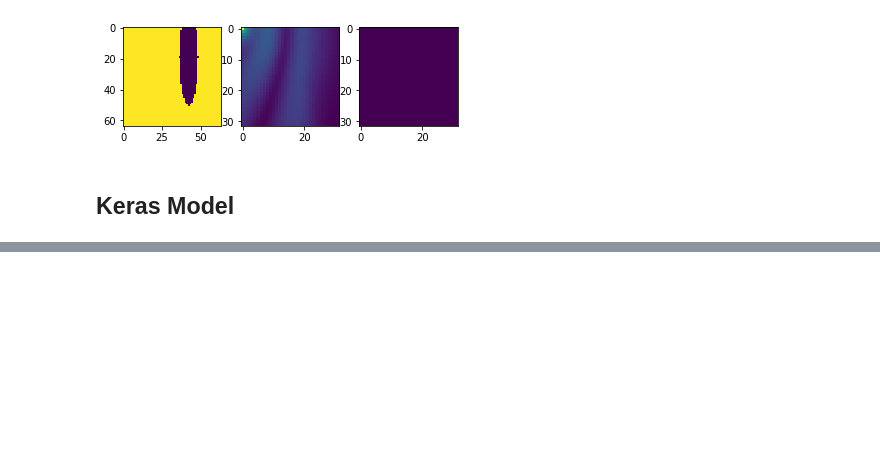
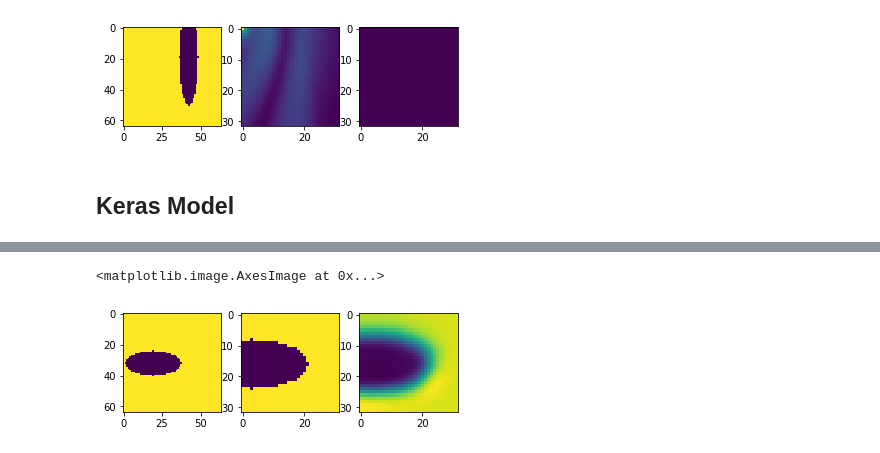
Before and after one commit to bencbartlett/neural-maxwell, a Jupyter notebook: CS229_Final_Project.ipynb, the cells around one changed output, grey strips where cells are left out. Cells and saved outputs as stored; diff of their text form; code cells hidden in the pictures; blank space fills up the shorter version.

```diff
--- a/CS229_Final_Project.ipynb
+++ b/CS229_Final_Project.ipynb
@@ -199,20 +199,23 @@ axarr[2].imshow(predicted)
 # model = Model(inputs=inputs, outputs=outputs)
 
 
-inputs = Input(shape=(64, 64, 2))
-
-x = Conv2D(1, kernel_size=11, data_format='channels_last', activation='relu', kernel_regularizer=keras.regularizers.l2(), padding="same")(inputs)
-outputs = Reshape((64, 64))(x)
-# x = Conv2D(1, kernel_size=11, data_format='channels_last', activation='relu', kernel_regularizer=keras.regularizers.l2())(x)
-# x = Conv2D(64, kernel_size=5,  data_format='channels_last', activation='relu', kernel_regularizer=keras.regularizers.l2())(x)
-# x = Conv2D(64, kernel_size=5,  data_format='channels_last', activation='relu', kernel_regularizer=keras.regularizers.l2())(x)
-# x = Conv2D(64, kernel_size=3,  data_format='channels_last', activation='relu', kernel_regularizer=keras.regularizers.l2())(x)
-# x = Conv2D(128,kernel_size=3,  data_format='channels_last', activation='relu', kernel_regularizer=keras.regularizers.l2())(x)
-# x = Conv2D(64, kernel_size=1,  data_format='channels_last', activation='relu', kernel_regularizer=keras.regularizers.l2())(x)
-# x = Conv2D(1,  kernel_size=1,  data_format='channels_last', activation='relu', kernel_regularizer=keras.regularizers.l2())(x)
-# outputs = Reshape((32, 32))(x)
+# inputs = Input(shape=(64, 64, 1))
+# x = Conv2D(1, kernel_size=11, data_format='channels_last', activation='relu', padding="same")(inputs)
+# outputs = Reshape((64, 64))(x)
 
 
+inputs = Input(shape=(64, 64, 1))
+
+x = Conv2D(16, kernel_size=11, data_format='channels_last', activation='relu', kernel_regularizer=keras.regularizers.l2())(inputs)
+x = Conv2D(32, kernel_size=11, data_format='channels_last', activation='relu', kernel_regularizer=keras.regularizers.l2())(x)
+x = Conv2D(64, kernel_size=5,  data_format='channels_last', activation='relu', kernel_regularizer=keras.regularizers.l2())(x)
+x = Conv2D(64, kernel_size=5,  data_format='channels_last', activation='relu', kernel_regularizer=keras.regularizers.l2())(x)
+x = Conv2D(64, kernel_size=3,  data_format='channels_last', activation='relu', kernel_regularizer=keras.regularizers.l2())(x)
+x = Conv2D(128,kernel_size=3,  data_format='channels_last', activation='relu', kernel_regularizer=keras.regularizers.l2())(x)
+x = Conv2D(64, kernel_size=1,  data_format='channels_last', activation='relu', kernel_regularizer=keras.regularizers.l2())(x)
+x = Conv2D(1,  kernel_size=1,  data_format='channels_last', activation='relu', kernel_regularizer=keras.regularizers.l2())(x)
+outputs = Reshape((32, 32))(x)
+
 model = Model(inputs=inputs, outputs=outputs)
 # %%
 model.compile(loss=keras.losses.mean_squared_logarithmic_error,
@@ -234,6 +241,8 @@ Trainable params: 243
 Non-trainable params: 0
 _________________________________________________________________
 # %%
-x_data = np.stack((permittivities, proximities), axis=-1)
+# x_data = np.stack((permittivities, proximities), axis=-1)
+x_data = np.expand_dims(permittivities, axis=-1)
+print(x_data.shape)
 y_data = np.abs(Ez)[:,16:48, 16:48]
-y_data_shit = permittivities
+y_data_shit = permittivities[:,16:48, 16:48]
@@ -250 +261,15 @@ Epoch 1/1
+# %%
+N = np.random.randint(0,1000)
+x_pred = x_data[N:N+1]
+y_real = y_data[N:N+1]
+
+y_pred = model.predict(x_pred)
+
+f, axarr = plt.subplots(1,3)
+axarr[0].imshow(x_pred[0,:,:,0])
+axarr[1].imshow(x_pred[0,16:48,16:48,0])
+axarr[2].imshow(y_pred[0])
+# %% [output]
+<matplotlib.image.AxesImage at 0x...>
+[figure, added]
 # %%
```
Also changed, not shown: parts of 6 cells of this notebook.
